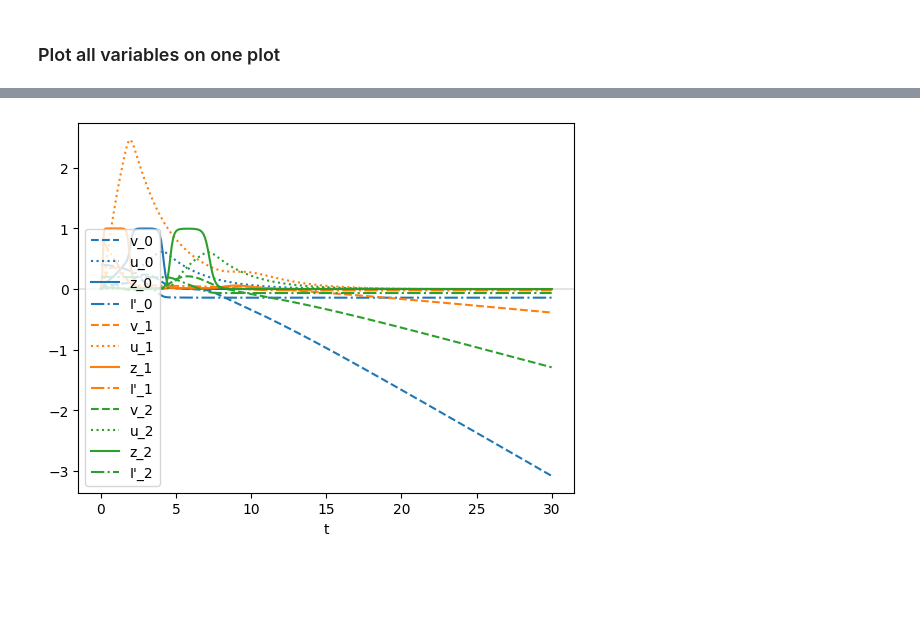
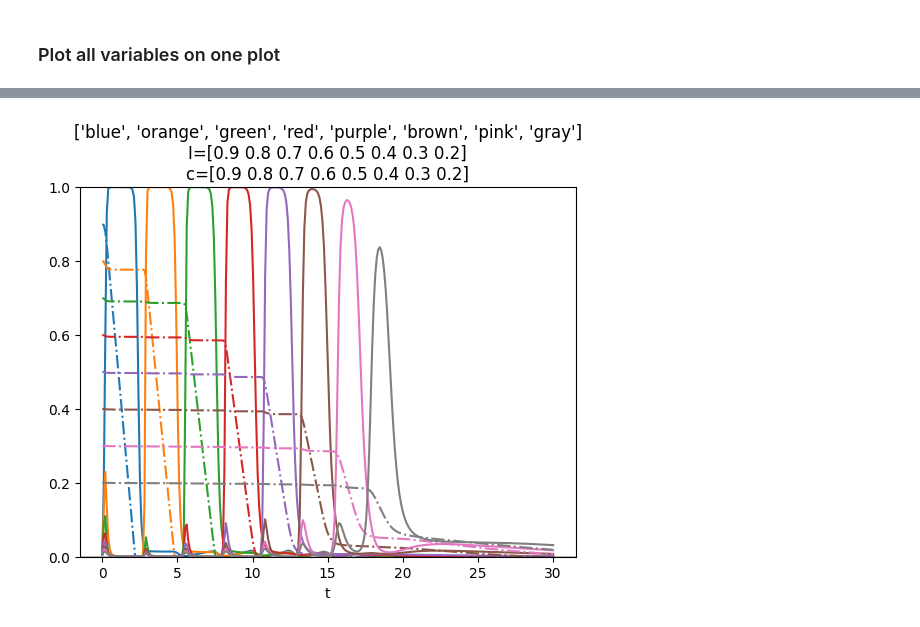
Before and after one commit to r-schad/Code-Ring-Network, a Jupyter notebook: experiments/multiple_ring_neurons/multiple_ring_neurons.ipynb, the cells around one changed output, grey strips where cells are left out. Cells and saved outputs as stored; diff of their text form; code cells hidden in the pictures; blank space fills up the shorter version.

```diff
--- a/experiments/multiple_ring_neurons/multiple_ring_neurons.ipynb
+++ b/experiments/multiple_ring_neurons/multiple_ring_neurons.ipynb
@@ -43,0 +63,4 @@ $z_i=f(v_i)=\frac{1}{1+e^{-\beta (v_i - \mu)}};$
+# %%
+NUM_UNITS = 8
+directions = np.array([np.deg2rad(i * 360 / NUM_UNITS) for i in range(NUM_UNITS)]) # radians
+headings = np.array([[np.cos(dir), np.sin(dir)] for dir in directions])
@@ -54,16 +79,15 @@ def doodle(t, state, p):
     v = state[0:p['N']]
     u = state[p['N']:2*p['N']]
     I_prime = state[2*p['N']:]
-    print(I_prime)
 
     assert set([v.shape[0], u.shape[0], I_prime.shape[0]]) == set([p['N']]), f"State's shapes don't match! {v.shape, u.shape, I_prime.shape}"
 
     z = sigmoid(v, p['beta'], p['mu'])
 
-    # calculate dv/dt and du/dt
+    # calculate dv/dt, du/dt, DI'/dt
     inhibition_vec = 1 - (p['alpha'] * np.dot(z, 1 - np.eye(p['N']))) # multiply by the sum of *other* neuron's outputs
     dv = (1 / p['tau']) * ((-1 * p['lambda'] * u * v) + (I_prime * inhibition_vec))
-    du = (-1 * p['rho'] * u) + (p['gamma'] * (z) / (p['c'] + p['epsilon']))
+    du = (-1 * p['rho'] * u) + (p['gamma'] * I_prime * (z) / (p['c'] + p['epsilon']))
     dI_prime = -1 * p['phi'] * p['I'] * z
 
     # join v and u back together to be returned
@@ -71,21 +95,21 @@ def doodle(t, state, p):
 # %% [markdown]
 ### Plot all variables on one plot
 # %%
-t = np.linspace(0, 30, 300)
+t_max = 30
+t_steps = 300
+t = np.linspace(0, t_max, t_steps)
 
-v = np.array([0.0, 0.0, 0.0])
-u = np.array([0.0, 0.0, 0.0])
-I = np.array([0.4, 0.8, 0.2])
-c = np.array([0.5, 0.9, 0.5])
+I = np.array([0.9, 0.8, 0.7 ,0.6 , 0.5, 0.4, 0.3, 0.2])
+c = np.array([0.9, 0.8, 0.7 ,0.6 , 0.5, 0.4, 0.3, 0.2])
 
 params = {
-    'N': 3,
+    'N': NUM_UNITS,
     'tau': 1.0,
-    'lambda': 1,
-    'alpha': 0.9,
+    'lambda': 20,
+    'alpha': 1.2,
     'I': I,
-    'rho': 0.4,
-    'gamma': 0.2,
+    'rho': 0.1,
+    'gamma': 0.1,
     'c': c,
     'epsilon': 0.00001,
     'beta': 50.0,
@@ -93,23 +117,55 @@ params = {
     'phi': 0.5
 }
 
+
+v = np.zeros(params['N'])
+u = np.zeros(params['N'])
+
 state = np.array((v, u, I)).reshape(3*params['N'])
 result = solve_ivp(fun=lambda t, state: doodle(t, state, params), t_span=(min(t), max(t)), t_eval=t, y0=state)
 v_series = result.y[:params['N'],]
 z_series = sigmoid(v_series, params['beta'], params['mu'])
 u_series = result.y[params['N']:2*params['N'],]
 I_prime_series = result.y[2*params['N']:,]
-print(np.max(z_series))
-fig,ax = plt.subplots()
+
+fig, axs = plt.subplots()
 for i in range(params['N']):
     color = COLORS[i]
-    ax.plot(t, v_series[i], label=f'v_{i}', c=color, linestyle='dashed')
-    ax.plot(t, u_series[i], label=f'u_{i}', c=color, linestyle='dotted')
-    ax.plot(t, z_series[i], label=f'z_{i}', c=color, linestyle='solid')
-    ax.plot(t, I_prime_series[i], label=f"I'_{i}", c=color, linestyle='dashdot')
-    ax.axhline(y=0.0, c="black", linewidth=0.05)
+    # plt.plot(t, v_series[i], label=f'v_{i}', c=color, linestyle='dashed')
+    # plt.plot(t, u_series[i], label=f'u_{i}', c=color, linestyle='dotted')
+    plt.plot(t, z_series[i], label=f'z_{i}', c=color, linestyle='solid')
+    plt.plot(t, I_prime_series[i], label=f"I'_{i}", c=color, linestyle='dashdot')
+    plt.axhline(y=0.0, c="black", linewidth=0.05)
 
-ax.legend()
-# ax.set_ylim([0, 1])
-ax.set_xlabel('t')
+# plt.legend()
+plt.ylim([0, 1])
+plt.xlabel('t')
+plt.title(f'{COLOR_NAMES[:params["N"]]}\nI={I}\nc={np.round(c, 2)}')
+
+graph_ax = axs
+
+# draw output
+dir_series = z_series.T @ headings
+xs = (1 / t_steps) * dir_series[:,0]
+ys = (1 / t_steps) * dir_series[:,1]
+
+x_series = np.cumsum(xs)
+y_series = np.cumsum(ys)
+
+# create GIF
+if not os.path.isdir('img'):
+    os.mkdir(f'.\\img')
+
+frames = []
+for t in range(t_steps):
+    f, axs = plt.subplots(1, 2)
+    axs[0] = graph_ax
+
+    create_frame(axs[1], x_series, y_series, t)
+    f.savefig(f'.\\img\\img_{t}.png')
+    plt.close()
+    image = imageio.v2.imread(f'.\\img\\img_{t}.png')
+    frames.append(image)
+
+imageio.mimsave('example.gif', frames, duration=t_max)
 # %% [output]
@@ -134 +172 @@ Text(0.5, 0, 't')
-[figure, old version]
+[figure, new version]
```
Also changed, not shown: parts of 13 cells of this notebook.
